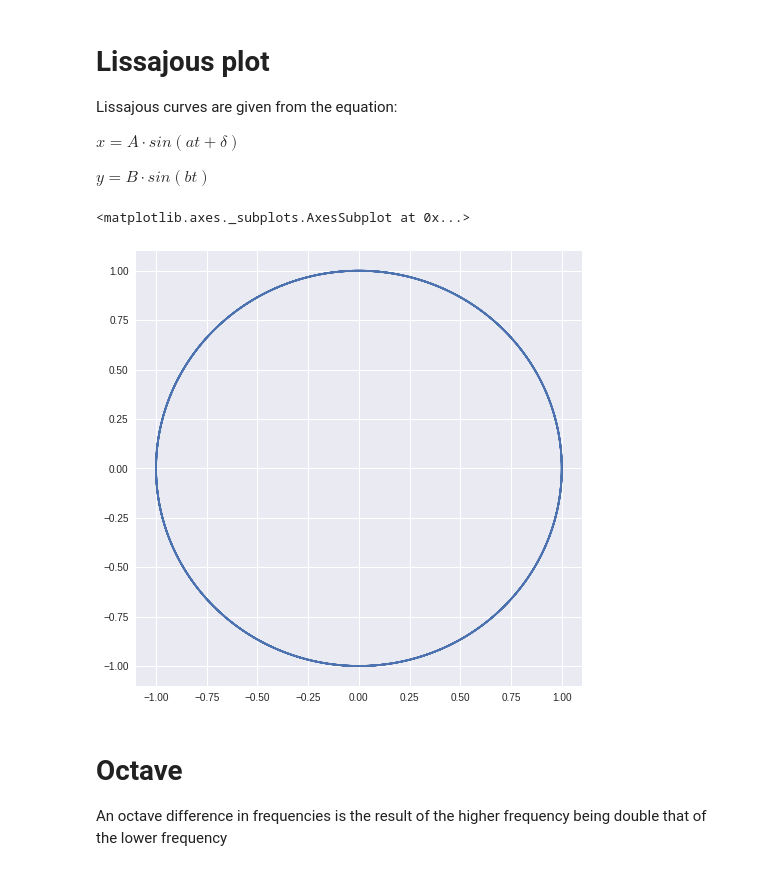
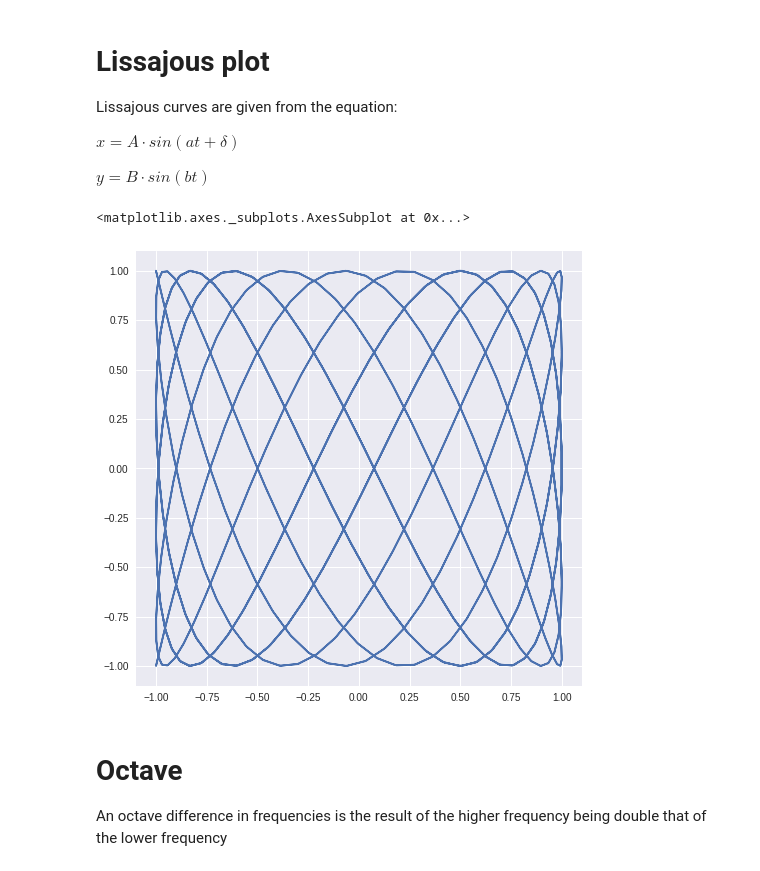
Before and after one commit to liang-victor/lissajous, a Jupyter notebook: Lissajous curves.ipynb, the cells around one changed output. Drawn from its saved outputs; the diff is of its cells as text; code cells hidden in the pictures.

```diff
--- a/Lissajous curves.ipynb
+++ b/Lissajous curves.ipynb
@@ -14,23 +14,34 @@ $x = A \cdot sin(at+\delta)$
 $y = B \cdot sin(bt)$
 # %%
 class lissajous():
-    def __init__(self, A, B, a, b, delta, t):
+    def __init__(self, A, B, a, b, delta, t=np.linspace(-12*np.pi, 12*np.pi, 800)):
+        self.t = t
         self.x = A * np.sin(a*t+delta)
         self.y = B * np.sin(b*t)
+        self.params = {'A':A, 'B':B, 'a':a, 'b':b, 'delta':delta}
+    def plot(self, ax=None, **kwargs):
+        if ax==None:
+            ax = plt.gca()
+        ax.plot(self.x, self.y)
+        return ax
 
-    def plot(self, ax=None, **kwargs):
-        if ax=None:
-            ax = plt.gca()
-        ax.plot(self.x, self.y, **kwargs)
-        return ax
+    def add_harmonic(self, nth_harmonic, relative_amplitude, target='x'):
+        if target=='x':
+            _A = self.params['A'] * relative_amplitude
+            _a = self.params['a'] * nth_harmonic
+            self.x += _A * np.sin(_a*t+self.params['delta'])
+        elif target=='y':
+            _B = self.params['B'] * relative_amplitude
+            _b = self.params['b'] * nth_harmonic
+            self.y += _B * np.sin(_b*t)
 # %%
-t = np.linspace(-4*np.pi, 4*np.pi, 500)
+t = np.linspace(-12*np.pi, 12*np.pi, 800)
 
-example1 = lissajous(A=1, B=1, a=1, b=1, delta=np.pi/2, t=t)
+example1 = lissajous(A=1, B=1, a=1, b=2.1, delta=np.pi/2)
 example1.plot()
 # %% [output]
 <matplotlib.axes._subplots.AxesSubplot at 0x...>
-[figure, old version]
+[figure, new version]
 # %% [markdown]
 # Octave
 An octave difference in frequencies is the result of the higher frequency being double that of the lower frequency
```
Also changed, not shown: parts of 9 cells of this notebook.
